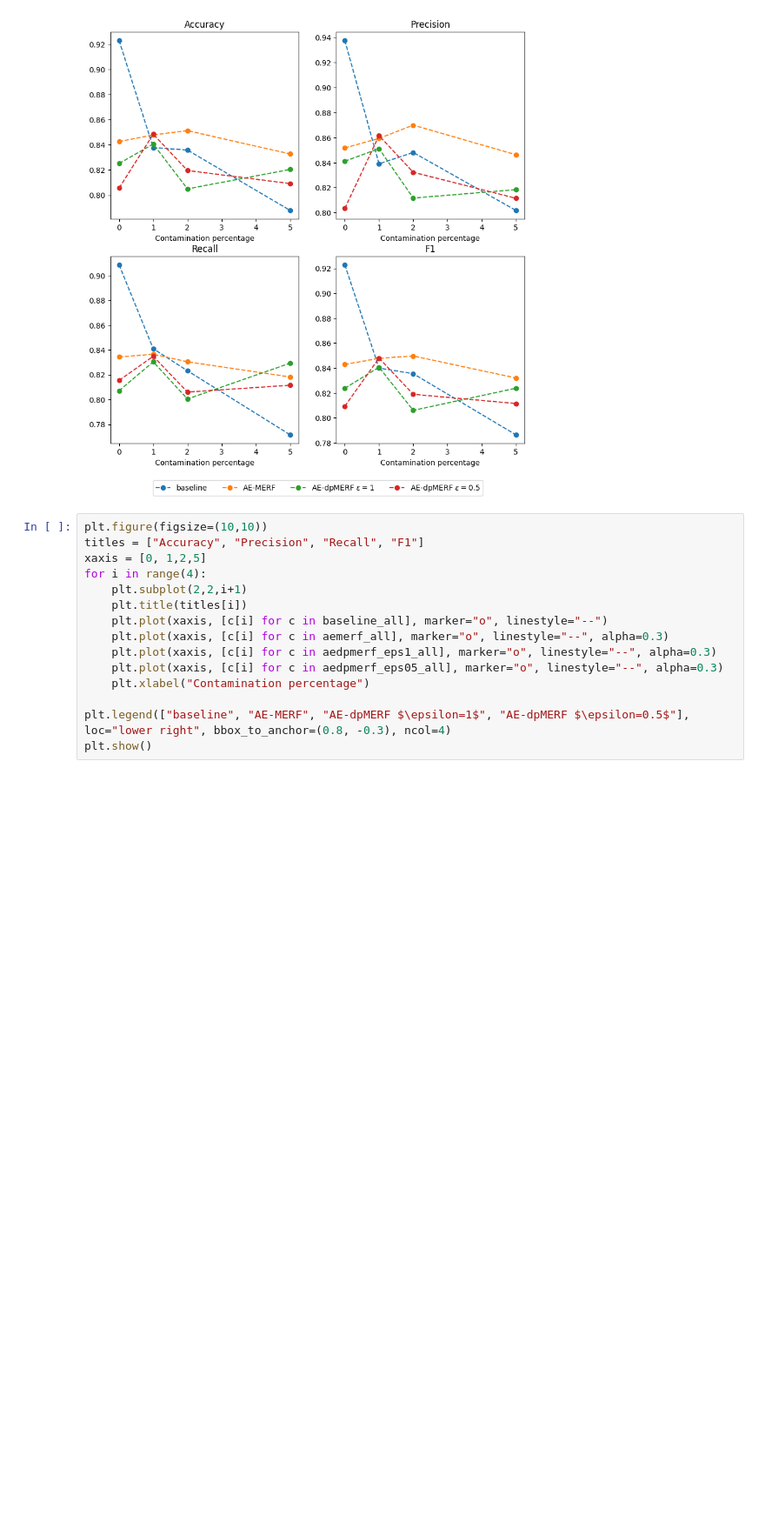
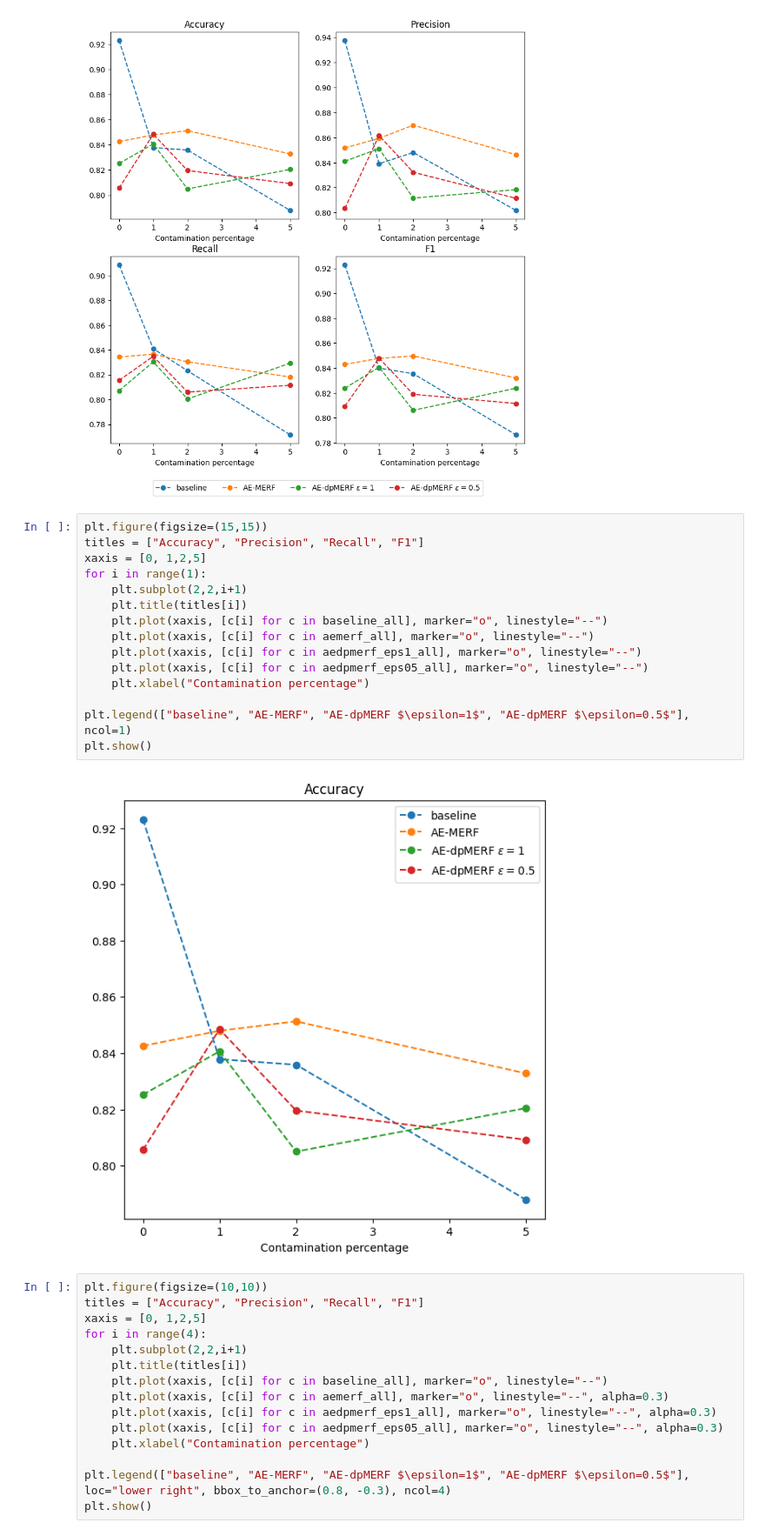
Before and after one commit to sjjtu/MAthesis, a Jupyter notebook: code/results.ipynb, the cells around one changed output. Shown at 87% size. Cells and saved outputs as stored; diff of their text form; blank space fills up the shorter version.

```diff
--- a/code/results.ipynb
+++ b/code/results.ipynb
@@ -105,6 +143,23 @@ plt.legend(["baseline", "AE-MERF", "AE-dpMERF $\epsilon=1$", "AE-dpMERF $\epsilo
 plt.show()
 # %% [output]
 [figure]
+# %%
+plt.figure(figsize=(15,15))
+titles = ["Accuracy", "Precision", "Recall", "F1"]
+xaxis = [0, 1,2,5]
+for i in range(1):
+    plt.subplot(2,2,i+1)
+    plt.title(titles[i])
+    plt.plot(xaxis, [c[i] for c in baseline_all], marker="o", linestyle="--")
+    plt.plot(xaxis, [c[i] for c in aemerf_all], marker="o", linestyle="--")
+    plt.plot(xaxis, [c[i] for c in aedpmerf_eps1_all], marker="o", linestyle="--")
+    plt.plot(xaxis, [c[i] for c in aedpmerf_eps05_all], marker="o", linestyle="--")
+    plt.xlabel("Contamination percentage")
+
+plt.legend(["baseline", "AE-MERF", "AE-dpMERF $\epsilon=1$", "AE-dpMERF $\epsilon=0.5$"], ncol=1)
+plt.show()
+# %% [output]
+[figure, added]
 # %%
 plt.figure(figsize=(10,10))
 titles = ["Accuracy", "Precision", "Recall", "F1"]
```
Also changed, not shown: parts of 5 cells of this notebook, 31 other files.
